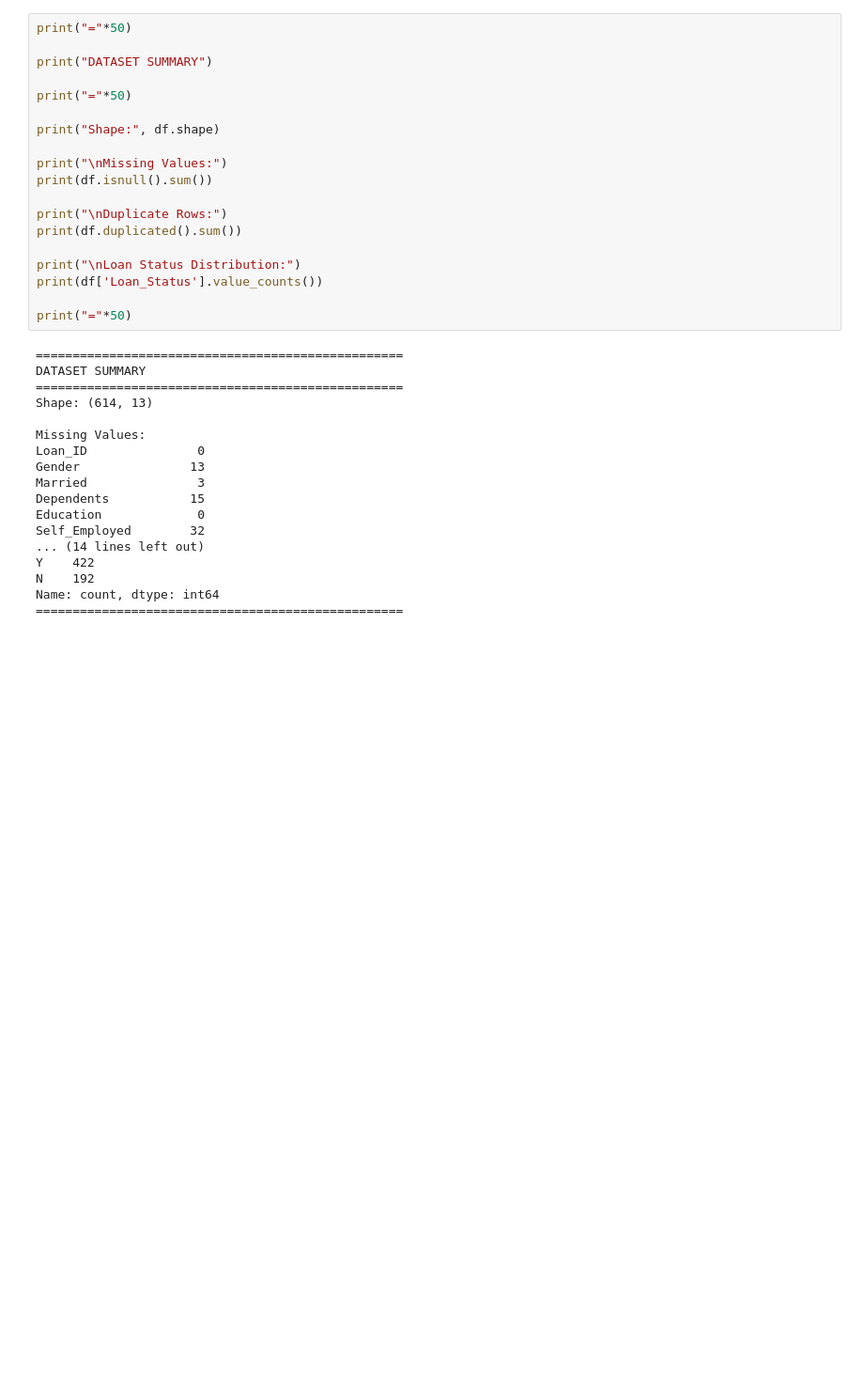
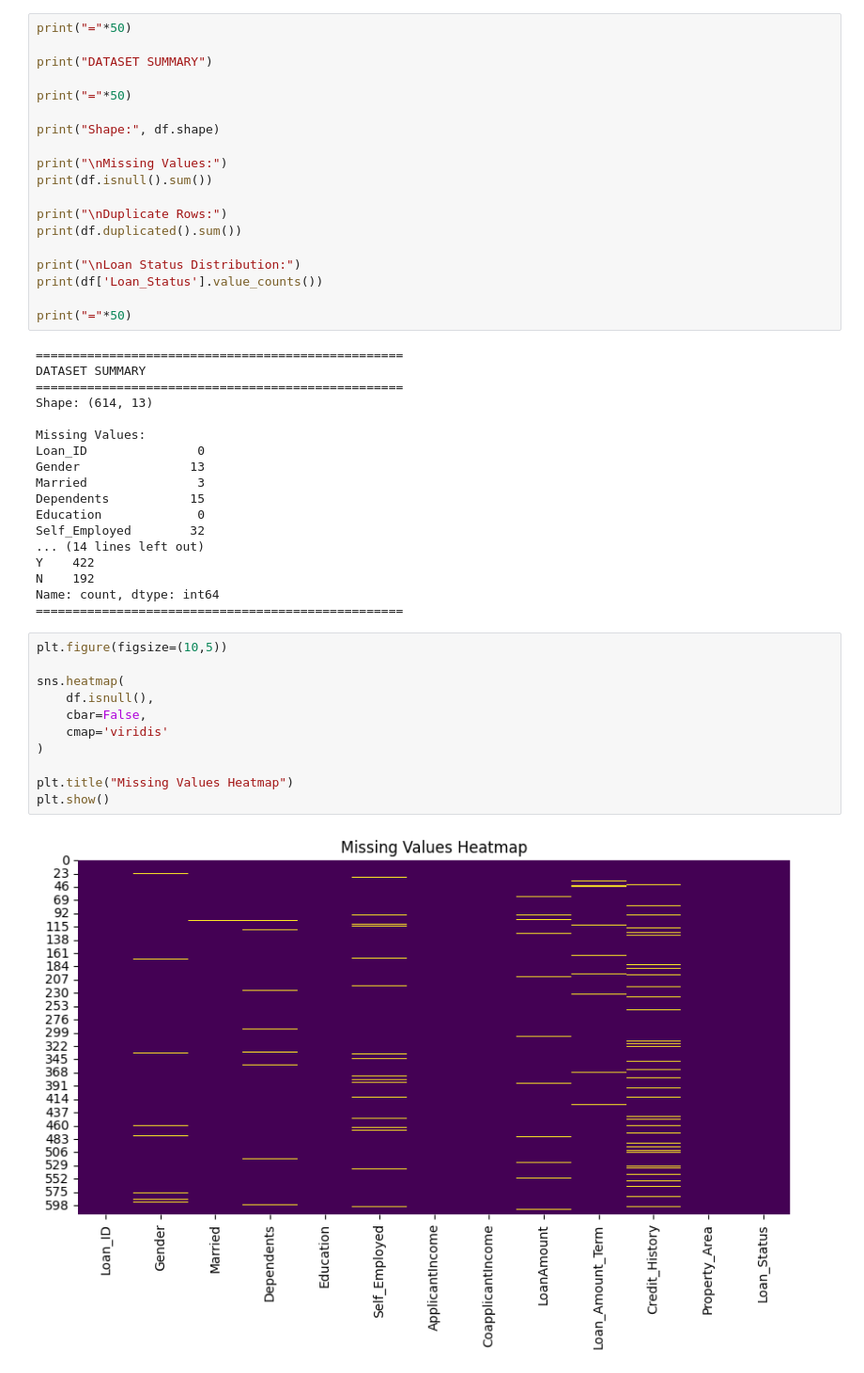
Before and after one commit to Siddhitapase20/creditrisk-ai-loan-default-prediction, a Jupyter notebook: notebooks/phase1_data_understanding.ipynb, the cells around one changed output. Shown at 94% size. Cells and saved outputs as stored; diff of their text form; blank space fills up the shorter version.

```diff
--- a/notebooks/phase1_data_understanding.ipynb
+++ b/notebooks/phase1_data_understanding.ipynb
@@ -202,3 +202,16 @@ Y    422
 N    192
 Name: count, dtype: int64
 ==================================================
+# %%
+plt.figure(figsize=(10,5))
+
+sns.heatmap(
+    df.isnull(),
+    cbar=False,
+    cmap='viridis'
+)
+
+plt.title("Missing Values Heatmap")
+plt.show()
+# %% [output]
+[figure, added]
```
Also changed, not shown: parts of 12 cells of this notebook.
